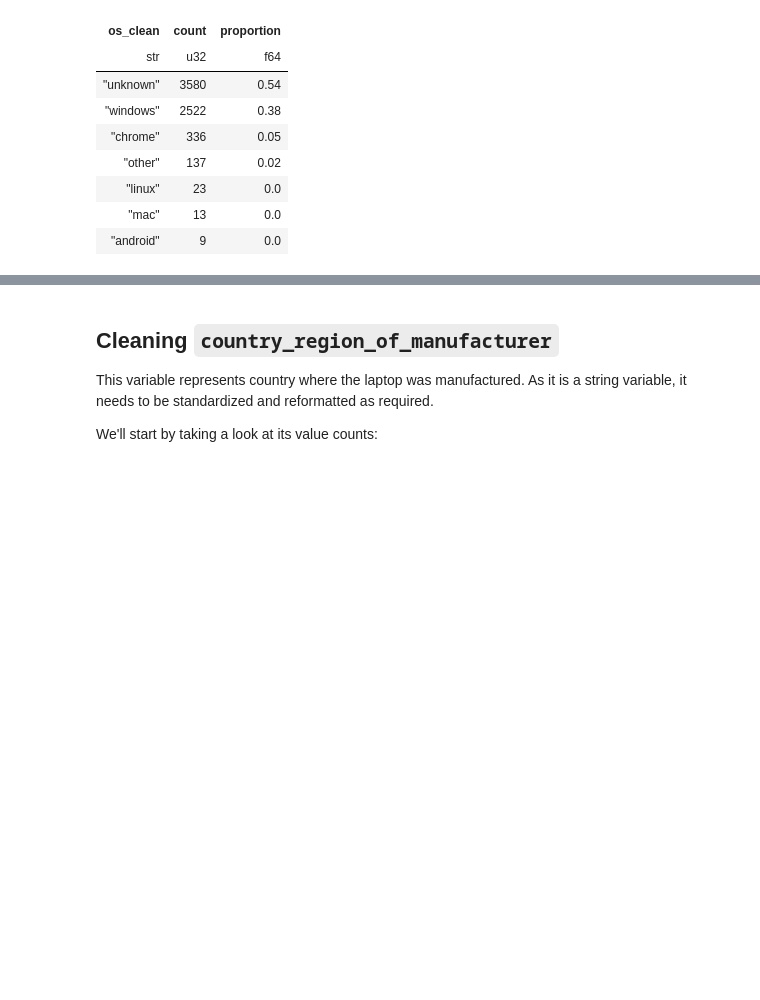
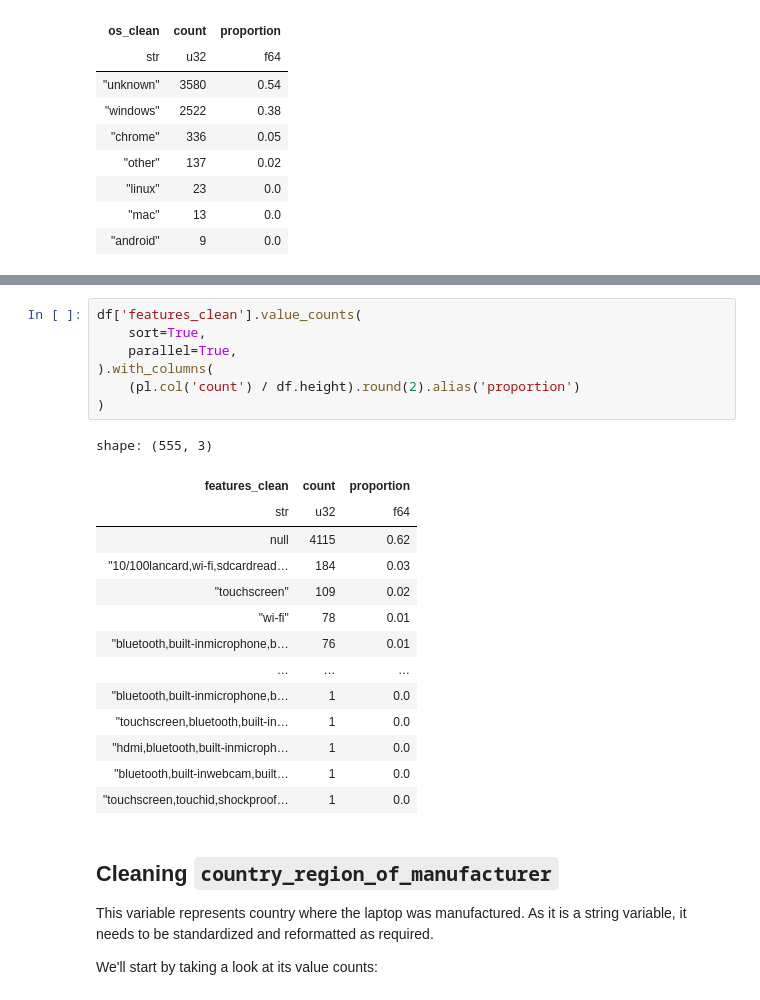
Before and after one commit to jxareas/laptop-price-catboost, a Jupyter notebook: notebooks/laptop_data_cleansing.ipynb, the cells around one changed output, grey strips where cells are left out. Drawn from its saved outputs; the diff is of its cells as text; blank space fills up the shorter version.

```diff
--- a/notebooks/laptop_data_cleansing.ipynb
+++ b/notebooks/laptop_data_cleansing.ipynb
@@ -2214,3 +2263,25 @@ shape: (7, 3)
+# %%
+df['features_clean'].value_counts(
+    sort=True,
+    parallel=True,
+).with_columns(
+    (pl.col('count') / df.height).round(2).alias('proportion')
+)
+# %% [output]
+shape: (555, 3)
+| features_clean | count | proportion |
+| str | u32 | f64 |
+| null | 4115 | 0.62 |
+| "10/100lancard,wi-fi,sdcardread… | 184 | 0.03 |
+| "touchscreen" | 109 | 0.02 |
+| "wi-fi" | 78 | 0.01 |
+| "bluetooth,built-inmicrophone,b… | 76 | 0.01 |
+| … | … | … |
+| "bluetooth,built-inmicrophone,b… | 1 | 0.0 |
+| "touchscreen,bluetooth,built-in… | 1 | 0.0 |
+| "hdmi,bluetooth,built-inmicroph… | 1 | 0.0 |
+| "bluetooth,built-inwebcam,built… | 1 | 0.0 |
+| "touchscreen,touchid,shockproof… | 1 | 0.0 |
 # %% [markdown]
 ## Cleaning `country_region_of_manufacturer`
 
```
Also changed, not shown: parts of 8 cells of this notebook.
